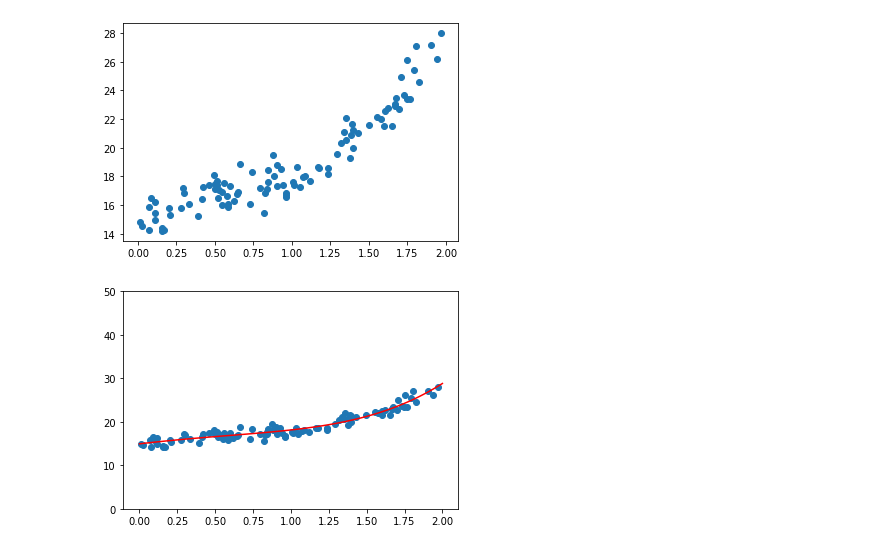
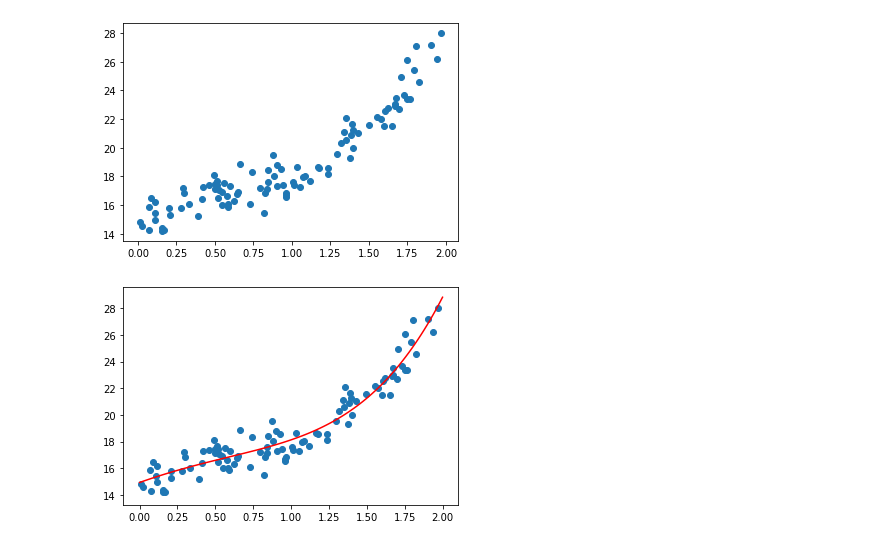
Before and after one commit to 44REAM/AI_mahidol, a Jupyter notebook: ai_mahidol.ipynb, the cells around one changed output. Drawn from its saved outputs; the diff is of its cells as text; code cells hidden in the pictures.

```diff
--- a/ai_mahidol.ipynb
+++ b/ai_mahidol.ipynb
@@ -331,9 +331,9 @@ plt.scatter(x,y)
 # %%
 x_plot = np.linspace(0,2,size)
 y_hat = w[0]*x_plot**4 +w[1]*x_plot**2 + w[2]*x_plot + w[3]
-plt.ylim(0,50)
+
 plt.plot(x_plot,y_hat, color = 'r')
 plt.scatter(x,y)
 plt.show()
 # %% [output]
-[figure, old version]
+[figure, new version]
```
